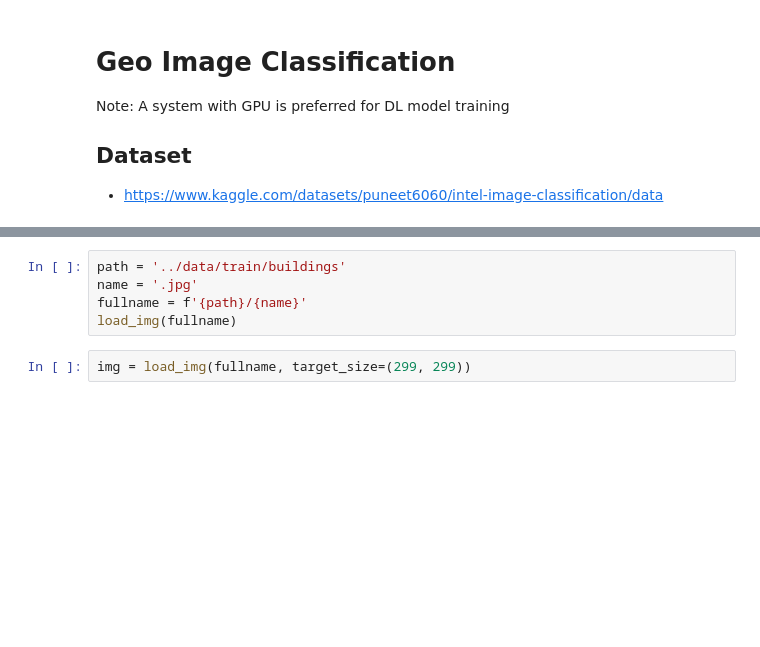
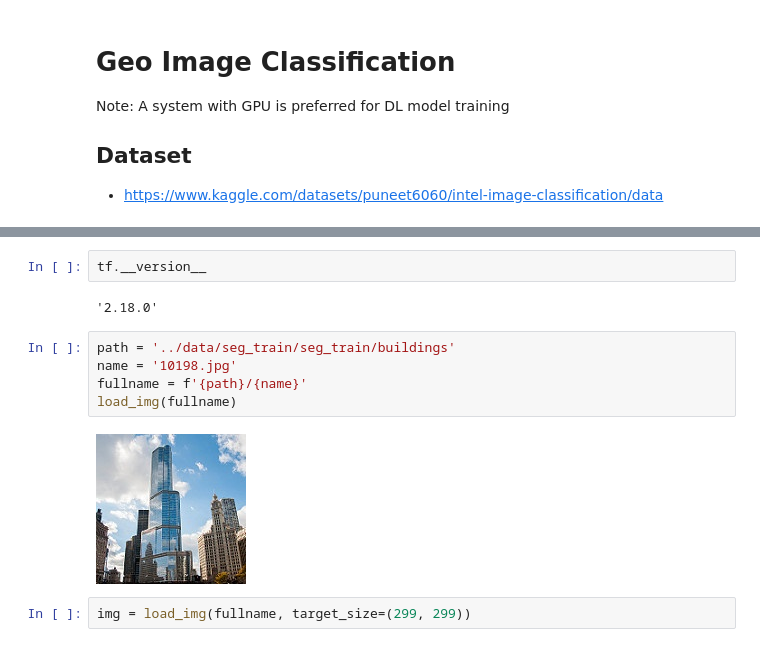
Before and after one commit to ranga4all1/geo-image-classification, a Jupyter notebook: notebooks/notebook.ipynb, the cells around one changed output, grey strips where cells are left out. Cells and saved outputs as stored; diff of their text form; blank space fills up the shorter version.

```diff
--- a/notebooks/notebook.ipynb
+++ b/notebooks/notebook.ipynb
@@ -26,8 +34,14 @@ from tensorflow.keras.preprocessing.image import ImageDataGenerator
+# %%
+tf.__version__
+# %% [output]
+'2.18.0'
 # %%
-path = '../data/train/buildings'
-name = '.jpg'
+path = '../data/seg_train/seg_train/buildings'
+name = '10198.jpg'
 fullname = f'{path}/{name}'
 load_img(fullname)
+# %% [output]
+[figure, added]
 # %%
 img = load_img(fullname, target_size=(299, 299))
 # %%
```
Also changed, not shown: parts of 52 cells of this notebook, 3 other files.
